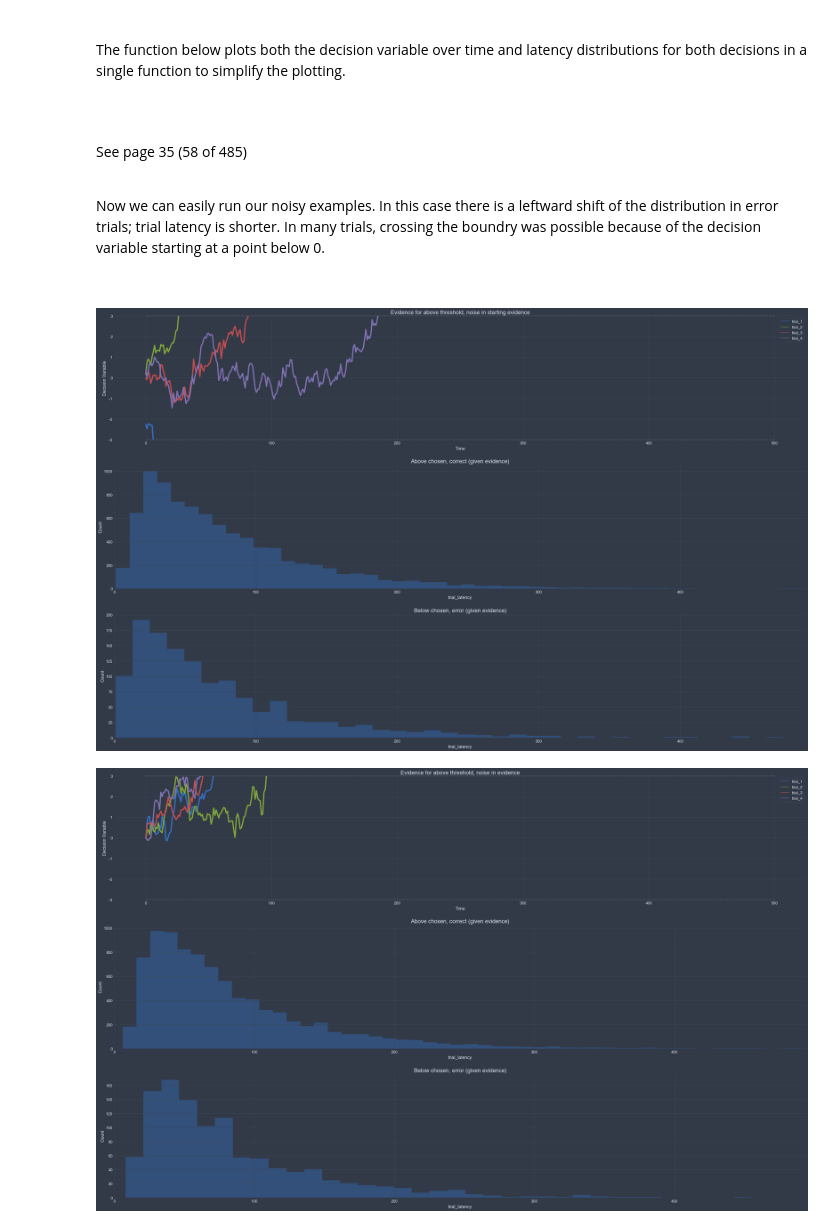
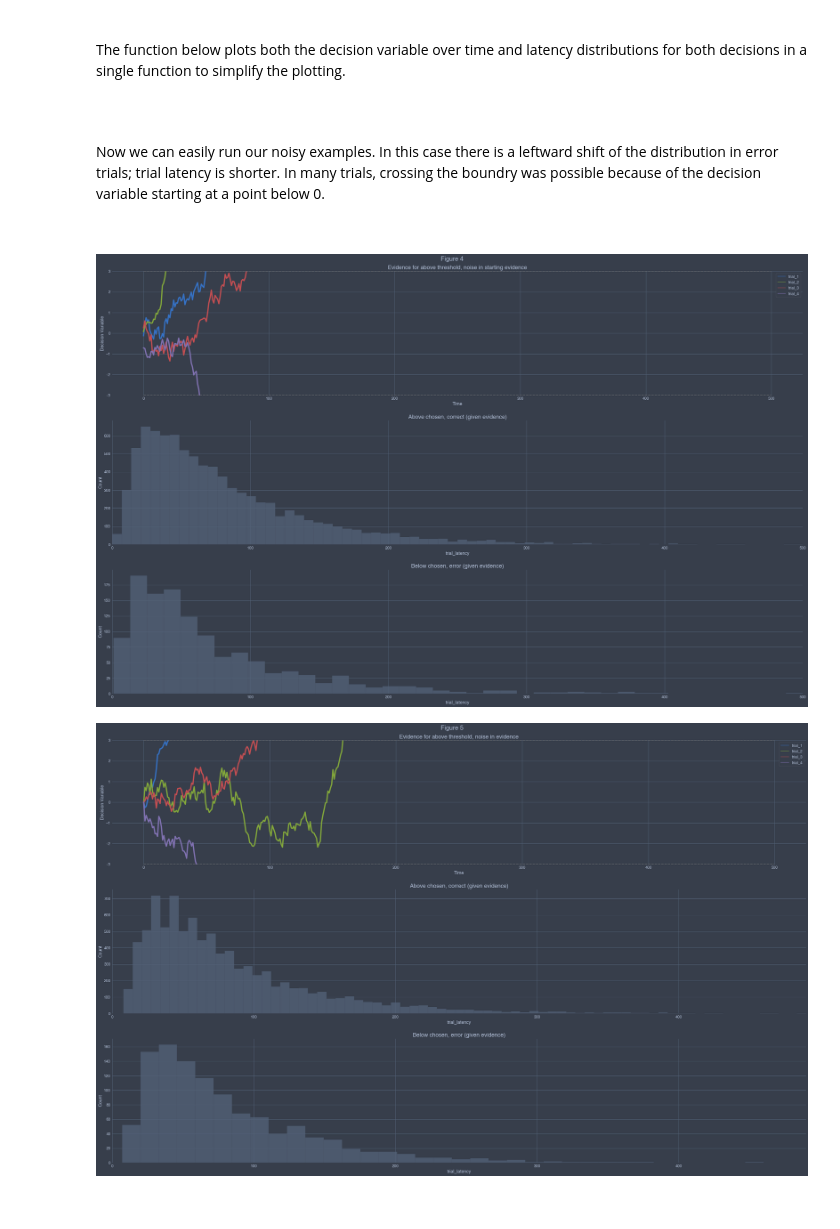
Before and after one commit to Benorli/CMCB, a Jupyter notebook: Notebooks/CMCB_From_Words_to_Models.ipynb, the cells around one changed output. Drawn from its saved outputs; the diff is of its cells as text; code cells hidden in the pictures.

```diff
--- a/Notebooks/CMCB_From_Words_to_Models.ipynb
+++ b/Notebooks/CMCB_From_Words_to_Models.ipynb
@@ -488,14 +499,14 @@ def plot_random_walk_with_distribution(df_dv, df_trials, titles):
     ax2 = plt.subplot(3, 1, 2)
     plt.title(titles['dist_chose_above'], fontsize=18)
     plt.ylabel('Count')
-    sns.distplot(df_trials.trial_latency[df_trials.trial_response == 1],  # high boundry
+    sns.histplot(df_trials.trial_latency[df_trials.trial_response == 1],  # high boundry
                  kde=False)
     plt.xlim(0, max(df_trials.trial_latency))
 
     ax3 = plt.subplot(3, 1, 3)
     plt.title(titles['dist_chose_below'], fontsize=18)
     plt.ylabel('Count')
-    sns.distplot(df_trials.trial_latency[df_trials.trial_response == -1],  # low boundry
+    sns.histplot(df_trials.trial_latency[df_trials.trial_response == -1],  # low boundry
                  kde=False)
     plt.xlim(0, max(df_trials.trial_latency))
 
@@ -503,33 +514,37 @@ def plot_random_walk_with_distribution(df_dv, df_trials, titles):
     axes = (ax1, ax2, ax3)
     return fig, axes
 # %% [markdown]
-<br>
-
-See page 35 (58 of 485)
-
 <br>
 
 Now we can easily run our noisy examples. In this case there is a leftward shift of the distribution in error trials; trial latency is shorter. In many trials, crossing the boundry was possible because of the decision variable starting at a point below 0.
 
 <br>
 # %%
-jtplot.style('chesterish',
+jtplot.style('onedork',
              spines=False,
              figsize=(40, 25))
 
 titles = {'dv': 'Evidence for above threshold, noise in starting evidence',
           'dist_chose_above': 'Above chosen, correct (given evidence)',
           'dist_chose_below': 'Below chosen, error (given evidence)'
           }
 plot_random_walk_with_distribution(
     df_dv_above_noisy_start, df_trials_above_noisy_start, titles)
 
+
+txt = 'Figure 4'
+plt.figtext(0.5, 1, txt, wrap=True, horizontalalignment='center', fontsize=20);
+
 titles = {'dv': 'Evidence for above threshold, noise in evidence',
           'dist_chose_above': 'Above chosen, correct (given evidence)',
           'dist_chose_below': 'Below chosen, error (given evidence)'
           }
 plot_random_walk_with_distribution(
-    df_dv_above_noisy_evidence, df_trials_above_noisy_evidence, titles)
+    df_dv_above_noisy_evidence, df_trials_above_noisy_evidence, titles);
+
+
+txt = 'Figure 5'
+plt.figtext(0.5, 1, txt, wrap=True, horizontalalignment='center', fontsize=20);
 # %% [output]
-[figure, old version]
+[figure, new version]
-[figure, old version]
+[figure, new version]
```
Also changed, not shown: parts of 7 cells of this notebook.
